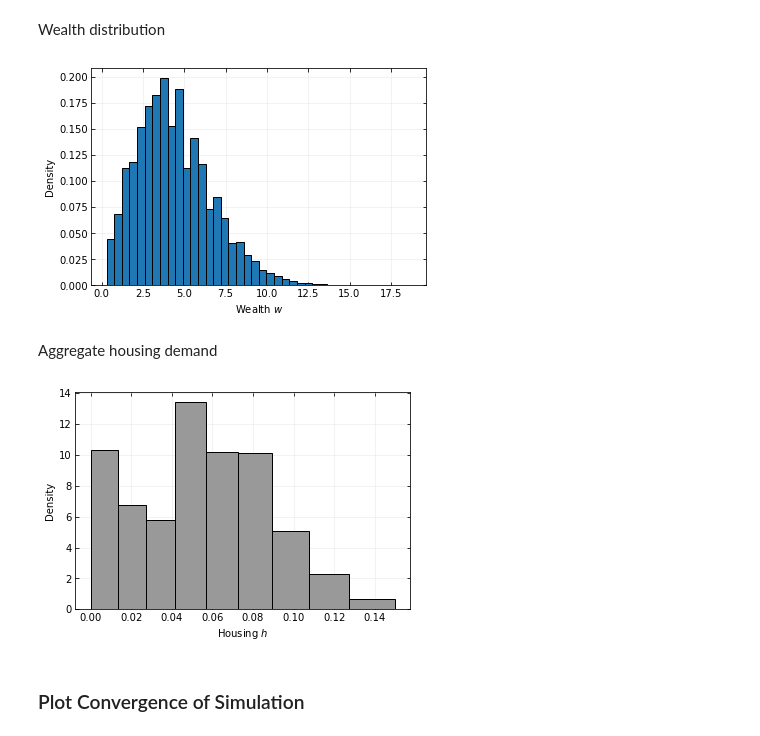
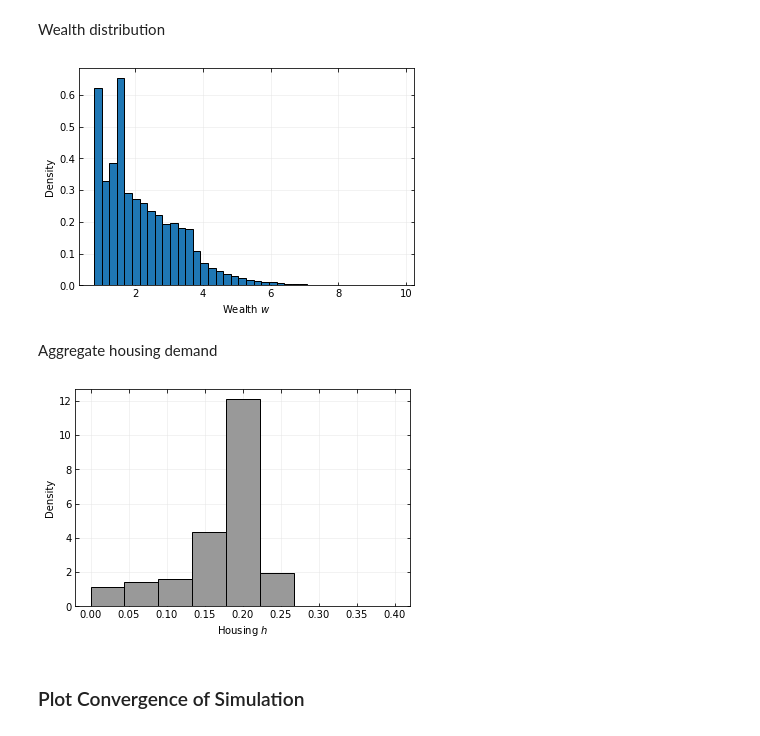
Before and after one commit to madsankern/MA_thesis, a Jupyter notebook: 00 - Stationary.ipynb, the cells around one changed output. Drawn from its saved outputs; the diff is of its cells as text; code cells hidden in the pictures.

```diff
--- a/00 - Stationary.ipynb
+++ b/00 - Stationary.ipynb
@@ -27,7 +26,7 @@ nb.set_num_threads(4)
 Run the model for the first time here
 # %%
 # Define the model
-model = DurableConsumptionModelClass(name='example_negm',par={'solmethod':'negm', 'do_print':False})
+model = HousingModelClass(name='example_negm',par={'solmethod':'negm', 'do_print':False})
 
 # Solve and simulate
 model.precompile_numba()
@@ -40,7 +39,7 @@ Find demand curve over a grid of house prices
 # %%
 # Grid over house prices
 Nr = 18
-p_vec = np.linspace(5.5,7.0,Nr)
+p_vec = np.linspace(0.5,3.0,Nr)
 p_min = p_vec[0]
 p_max = p_vec[Nr-1]
 
@@ -132,7 +140,7 @@ Plot the **policy functions** and **stationary distributions** from the model.
 Also illustrate convergence of the distributions
 # %%
 # Solve and simulate the model
-p = 6.427186923955129 # update this
+p = 2.0 # update this
 
 model.par.ph = p
 model.solve()
@@ -210,25 +220,26 @@ plt.savefig('../../tex/figs/h_adj.pdf')
 Wealth distribution
 # %%
 # Define wealth
-w = model.sim.m + model.par.ph*model.sim.d
+# w = model.sim.m + model.par.ph*model.sim.d
+w = model.sim.m
 
 # Initialize the figure
 fig = plt.figure(figsize=(6,4))
 ax = fig.add_subplot(1,1,1)
 
 # Plot the avalanche sizes
 ax.hist(w[-1,:], bins = 40, density = True, edgecolor = 'k', zorder=2)
 
 # Plot setting
 ax.set_xlabel('Wealth $w$')
 ax.set_ylabel('Density')
 
 ax.grid(visible=True, which = 'major', linestyle='-', linewidth=0.5, color='0.9')
 ax.tick_params(axis='both',bottom=True,top=True,left=True,right=True,direction='in',which='both')
 
-plt.savefig('../../tex/figs/w_distr.pdf')
+# plt.savefig('../../tex/figs/w_distr.pdf')
 # %% [output]
-[figure, old version]
+[figure, new version]
 # %% [markdown]
 Aggregate housing demand
 # %%
@@ -249,9 +260,9 @@ ax.set_ylabel('Density')
 ax.grid(visible=True, which = 'major', linestyle='-', linewidth=0.5, color='0.9')
 ax.tick_params(axis='both',bottom=True,top=True,left=True,right=True,direction='in',which='both')
 
-plt.savefig('../../tex/figs/h_distr.pdf')
+# plt.savefig('../../tex/figs/h_distr.pdf')
 # %% [output]
-[figure, old version]
+[figure, new version]
 # %% [markdown]
 ### Plot Convergence of Simulation
 # %% [markdown]
```
Also changed, not shown: parts of 37 cells of this notebook, 1 other file.
